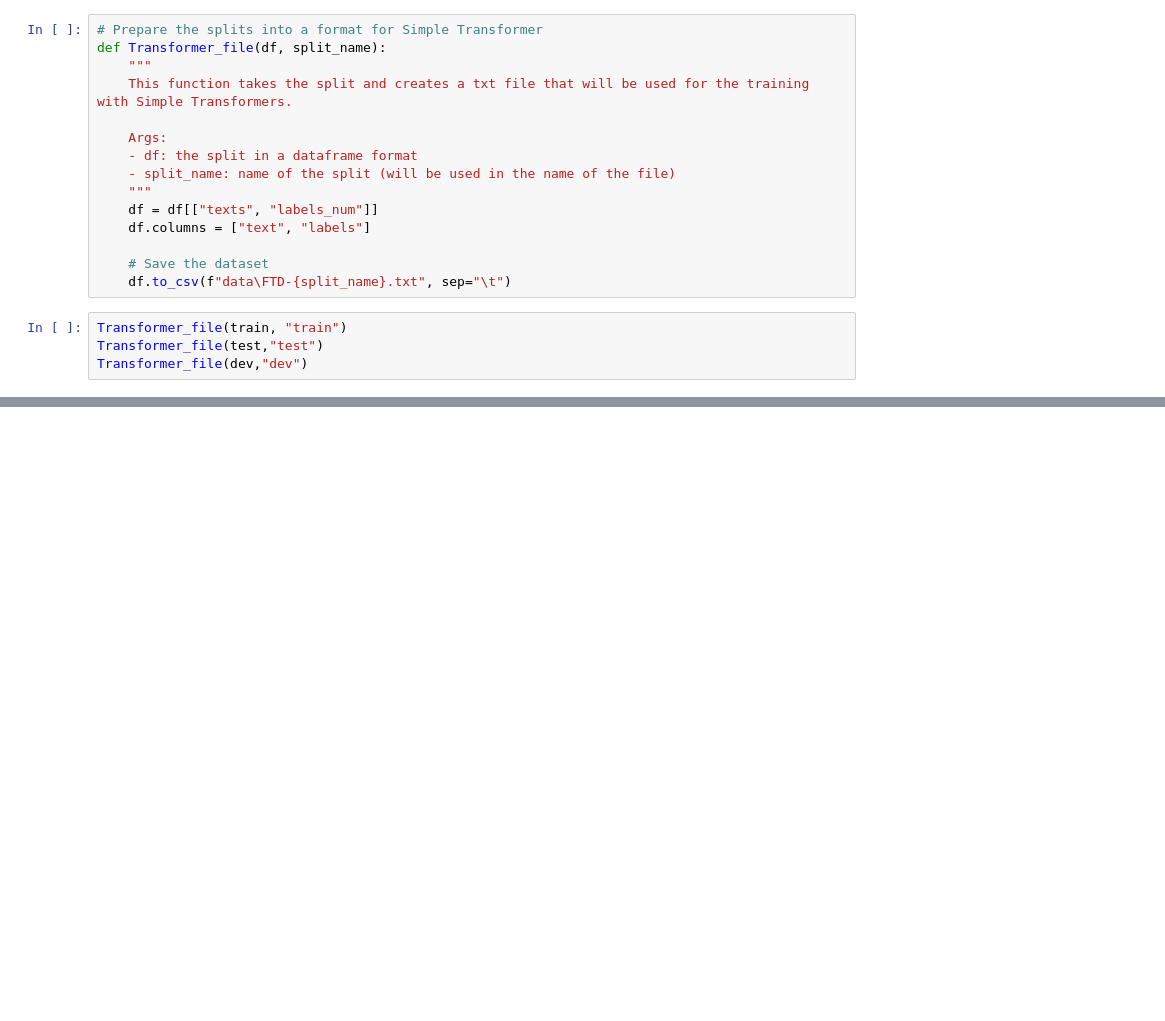
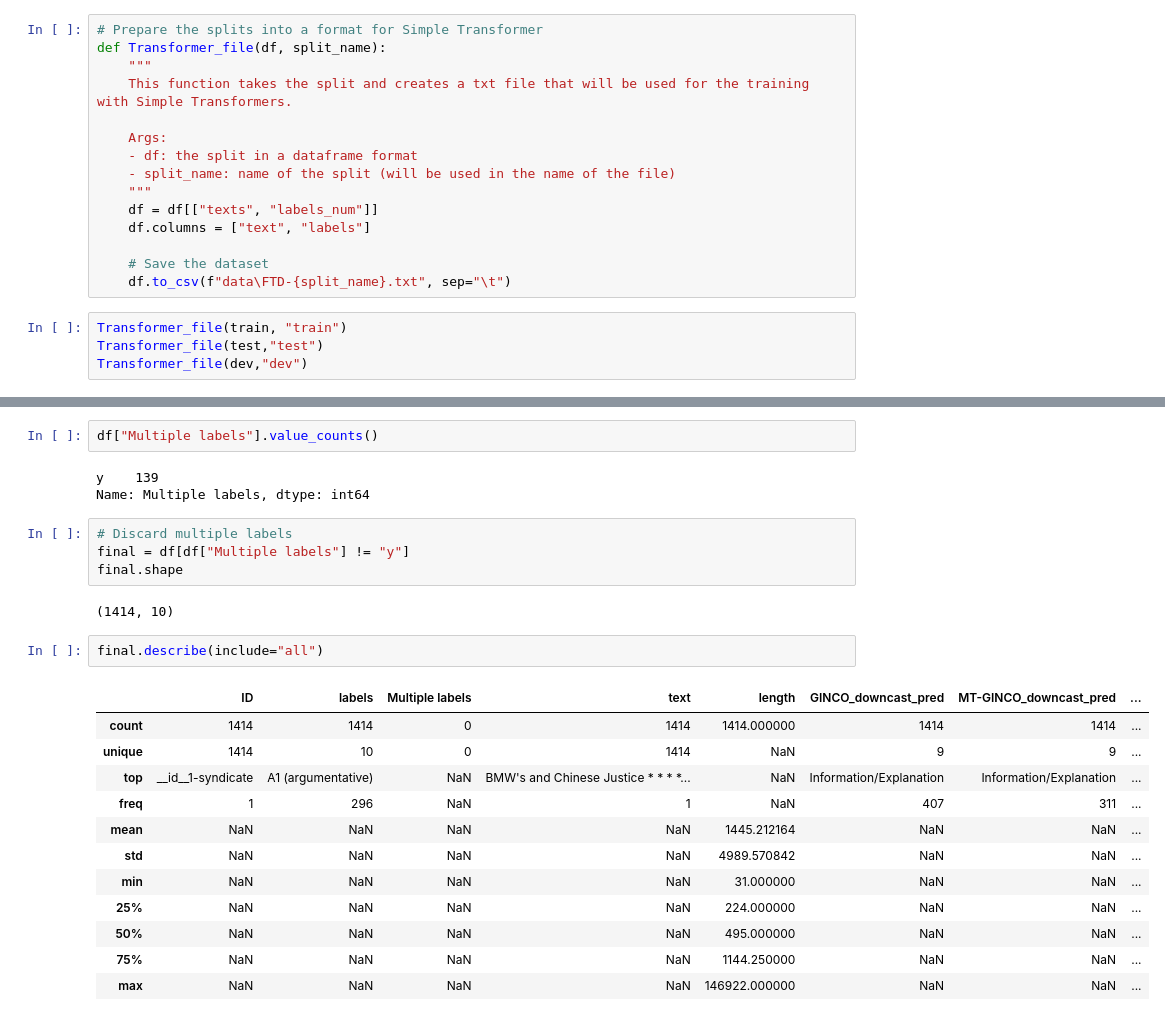
Before and after one commit to TajaKuzman/Genre-Datasets-Comparison, a Jupyter notebook: Creation-of-classifiers-and-cross-prediction/data-preparation-code/1-Data-Preparation-FTD.ipynb, the cells around one changed output, grey strips where cells are left out. Cells and saved outputs as stored; diff of their text form; blank space fills up the shorter version.

```diff
--- a/Creation-of-classifiers-and-cross-prediction/data-preparation-code/1-Data-Preparation-FTD.ipynb
+++ b/Creation-of-classifiers-and-cross-prediction/data-preparation-code/1-Data-Preparation-FTD.ipynb
@@ -342,0 +396,26 @@ Transformer_file(dev,"dev")
+# %%
+df["Multiple labels"].value_counts()
+# %% [output]
+y    139
+Name: Multiple labels, dtype: int64
+# %%
+# Discard multiple labels
+final = df[df["Multiple labels"] != "y"]
+final.shape
+# %% [output]
+(1414, 10)
+# %%
+final.describe(include="all")
+# %% [output]
+|  | ID | labels | Multiple labels | text | length | GINCO_downcast_pred | MT-GINCO_downcast_pred | ... |
+| count | 1414 | 1414 | 0 | 1414 | 1414.000000 | 1414 | 1414 | ... |
+| unique | 1414 | 10 | 0 | 1414 | NaN | 9 | 9 | ... |
+| top | __id__1-syndicate | A1 (argumentative) | NaN | BMW's and Chinese Justice * * * *... | NaN | Information/Explanation | Information/Explanation | ... |
+| freq | 1 | 296 | NaN | 1 | NaN | 407 | 311 | ... |
+| mean | NaN | NaN | NaN | NaN | 1445.212164 | NaN | NaN | ... |
+| std | NaN | NaN | NaN | NaN | 4989.570842 | NaN | NaN | ... |
+| min | NaN | NaN | NaN | NaN | 31.000000 | NaN | NaN | ... |
+| 25% | NaN | NaN | NaN | NaN | 224.000000 | NaN | NaN | ... |
+| 50% | NaN | NaN | NaN | NaN | 495.000000 | NaN | NaN | ... |
+| 75% | NaN | NaN | NaN | NaN | 1144.250000 | NaN | NaN | ... |
+| max | NaN | NaN | NaN | NaN | 146922.000000 | NaN | NaN | ... |
```
Also changed, not shown: parts of 4 cells of this notebook, 1 other file.
